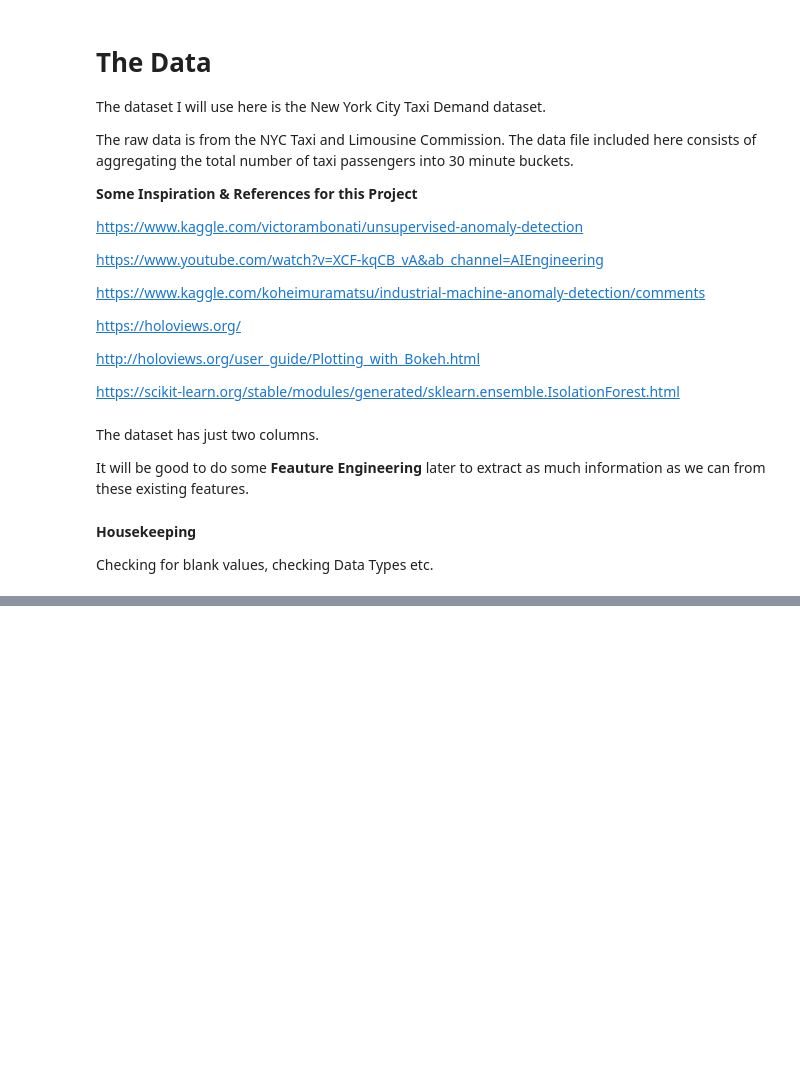
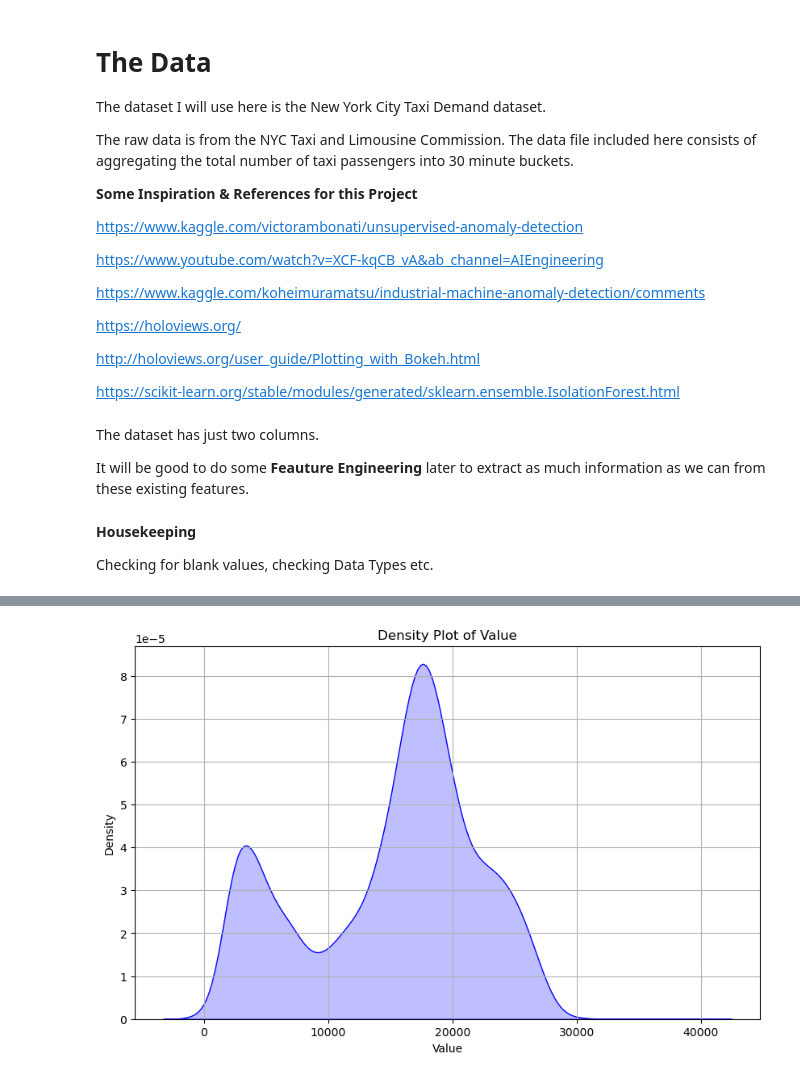
Before and after one commit to giladdanin10/anomaly-detection-on-taxi-demand, a Jupyter notebook: time-series-anomaly-detection.ipynb, the cells around one changed output, grey strips where cells are left out. Cells and saved outputs as stored; diff of their text form; code cells hidden in the pictures; blank space fills up the shorter version.

```diff
--- a/time-series-anomaly-detection.ipynb
+++ b/time-series-anomaly-detection.ipynb
@@ -131,0 +202,12 @@ plt.show()
+# %%
+# value distribution
+
+plt.figure(figsize=params['fig_size1'])
+sns.kdeplot(df['value'], shade=True, color='blue')
+plt.title('Density Plot of Value')
+plt.xlabel('Value')
+plt.ylabel('Density')
+plt.grid(True)
+plt.show()
+# %% [output]
+[figure, added]
```
Also changed, not shown: parts of 27 cells of this notebook, 7 other files.
